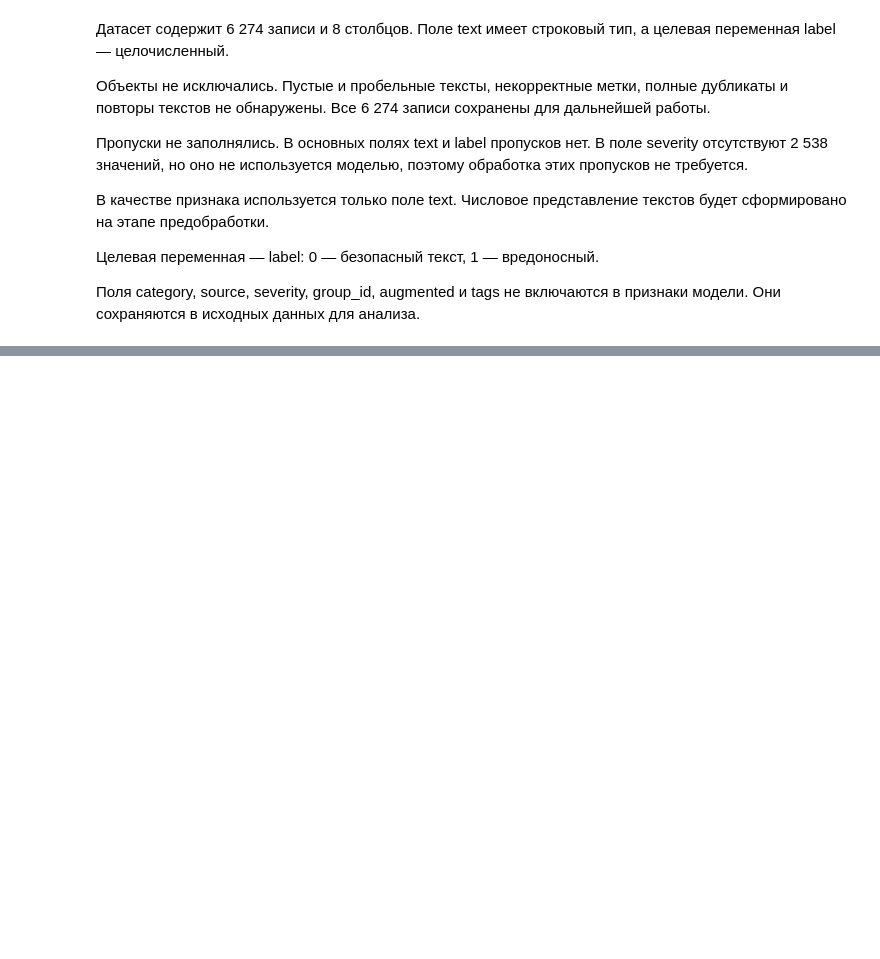
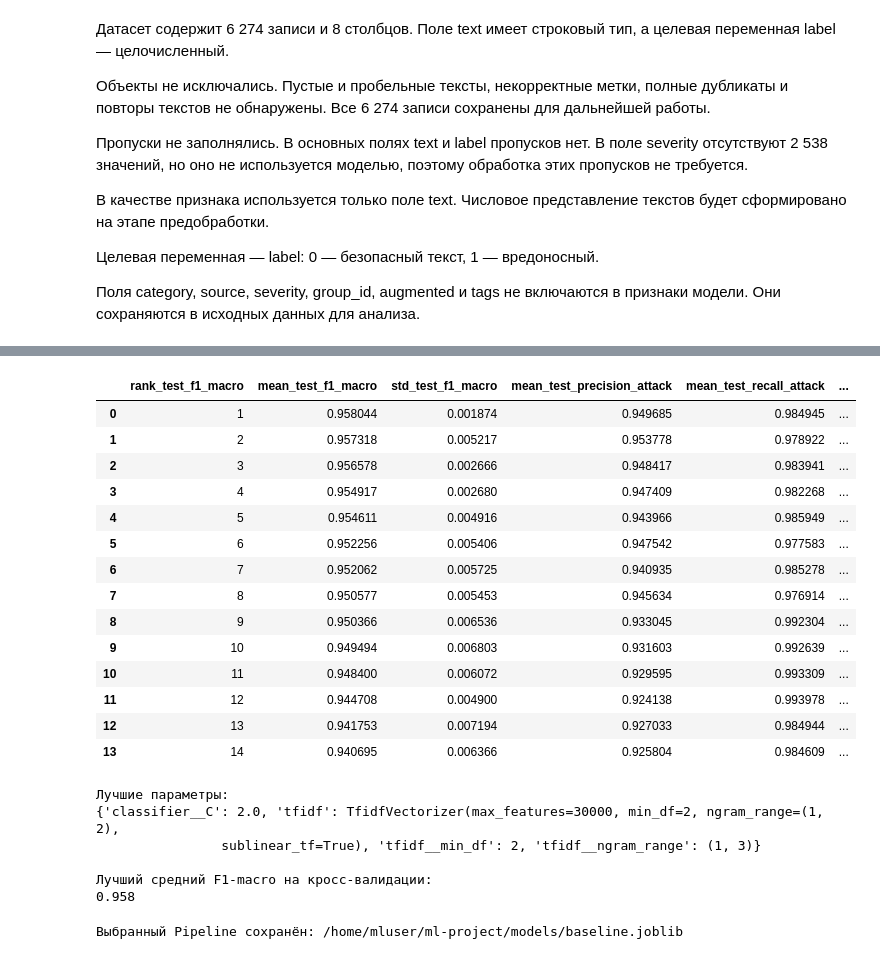
Before and after one commit to any3zing/ml-project, a Jupyter notebook: notebooks/Lab2.ipynb, the cells around one changed output, grey strips where cells are left out. Drawn from its saved outputs; the diff is of its cells as text; code cells hidden in the pictures; blank space fills up the shorter version.

```diff
--- a/notebooks/Lab2.ipynb
+++ b/notebooks/Lab2.ipynb
@@ -635,0 +287,19 @@ print("Файл метрик существует:",
+# %%
+search = GridSearchCV(
+    estimator=pipeline,
+    param_grid=param_grid,
+    scoring={
+        "f1_macro": "f1_macro",
+        "precision_attack": "precision",
+        "recall_attack": "recall",
+    },
+    refit="f1_macro",
+    cv=cv_splits,
+    n_jobs=2,
+    pre_dispatch=2,
+    verbose=1,
+    return_train_score=False,
+    error_score="raise",
+)
+
+search.fit(X_train, y_train)
@@ -635,0 +325,60 @@ print("Файл метрик существует:",
+# %%
+results = pd.DataFrame(search.cv_results_)
+
+columns = [
+    "rank_test_f1_macro",
+    "mean_test_f1_macro",
+    "std_test_f1_macro",
+    "mean_test_precision_attack",
+    "mean_test_recall_attack",
+    "mean_fit_time",
+    "params",
+]
+
+with pd.option_context("display.max_colwidth", 180):
+    display(
+        results[columns]
+        .sort_values("rank_test_f1_macro")
+        .reset_index(drop=True)
+    )
+
+print("Лучшие параметры:")
+print(search.best_params_)
+
+print("\nЛучший средний F1-macro на кросс-валидации:")
+print(round(search.best_score_, 4))
+
+pipeline = search.best_estimator_
+# %% [output]
+|  | rank_test_f1_macro | mean_test_f1_macro | std_test_f1_macro | mean_test_precision_attack | mean_test_recall_attack | ... |
+| 0 | 1 | 0.958044 | 0.001874 | 0.949685 | 0.984945 | ... |
+| 1 | 2 | 0.957318 | 0.005217 | 0.953778 | 0.978922 | ... |
+| 2 | 3 | 0.956578 | 0.002666 | 0.948417 | 0.983941 | ... |
+| 3 | 4 | 0.954917 | 0.002680 | 0.947409 | 0.982268 | ... |
+| 4 | 5 | 0.954611 | 0.004916 | 0.943966 | 0.985949 | ... |
+| 5 | 6 | 0.952256 | 0.005406 | 0.947542 | 0.977583 | ... |
+| 6 | 7 | 0.952062 | 0.005725 | 0.940935 | 0.985278 | ... |
+| 7 | 8 | 0.950577 | 0.005453 | 0.945634 | 0.976914 | ... |
+| 8 | 9 | 0.950366 | 0.006536 | 0.933045 | 0.992304 | ... |
+| 9 | 10 | 0.949494 | 0.006803 | 0.931603 | 0.992639 | ... |
+| 10 | 11 | 0.948400 | 0.006072 | 0.929595 | 0.993309 | ... |
+| 11 | 12 | 0.944708 | 0.004900 | 0.924138 | 0.993978 | ... |
+| 12 | 13 | 0.941753 | 0.007194 | 0.927033 | 0.984944 | ... |
+| 13 | 14 | 0.940695 | 0.006366 | 0.925804 | 0.984609 | ... |
+Лучшие параметры:
+{'classifier__C': 2.0, 'tfidf': TfidfVectorizer(max_features=30000, min_df=2, ngram_range=(1, 2),
+                sublinear_tf=True), 'tfidf__min_df': 2, 'tfidf__ngram_range': (1, 3)}
+
+Лучший средний F1-macro на кросс-валидации:
+0.958
+# %%
+import joblib
+
+model_path = PROJECT_DIR / "models" / "baseline.joblib"
+model_path.parent.mkdir(parents=True, exist_ok=True)
+
+joblib.dump(pipeline, model_path)
+
+print("Выбранный Pipeline сохранён:", model_path)
+# %% [output]
+Выбранный Pipeline сохранён: /home/mluser/ml-project/models/baseline.joblib
```
Also changed, not shown: parts of 57 cells of this notebook, 11 other files.
